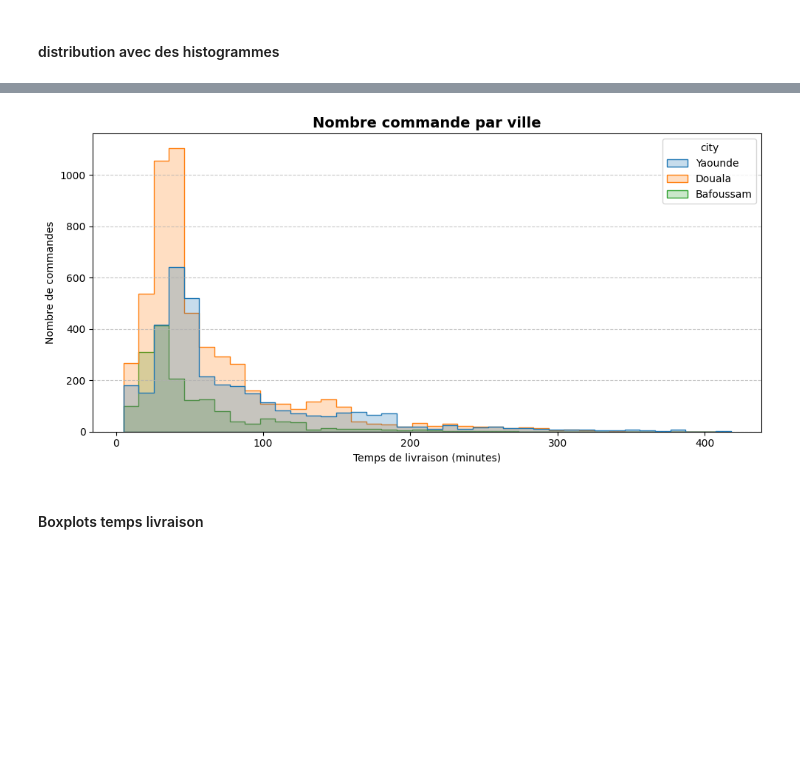
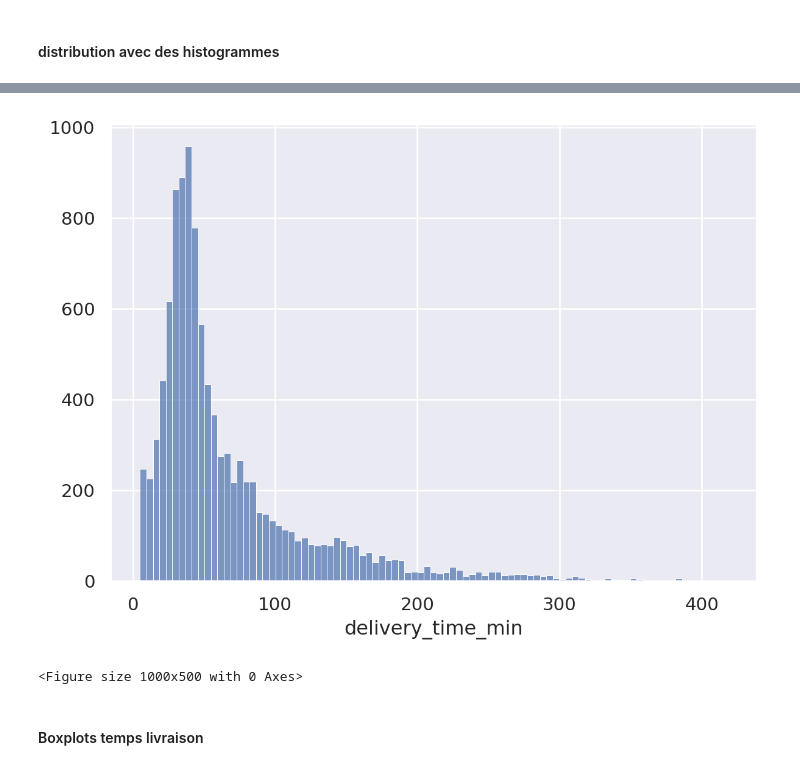
Before and after one commit to Codeur63/Projet_1-Data_IA_enginner, a Jupyter notebook: notebooks/statistics.ipynb, the cells around one changed output, grey strips where cells are left out. Drawn from its saved outputs; the diff is of its cells as text; code cells hidden in the pictures; blank space fills up the shorter version.

```diff
--- a/notebooks/statistics.ipynb
+++ b/notebooks/statistics.ipynb
@@ -269,21 +279,14 @@ plt.show()
 # %%
-plt.figure(figsize=(10, 5))
-sns.histplot(
-    data=orders.dropna(subset=["delivery_time_min"]),
-    x="delivery_time_min",
-    hue="city",
-    bins=40,
-    kde=False,
-    element="step"
+import seaborn.objects as so
+
+plt.figure(figsize=(10,5))
+(
+    so.Plot(orders.dropna(subset=["delivery_time_min"]), x="delivery_time_min")
+    .add(so.Bars(), so.Hist())
 )
-plt.title("Nombre commande par ville", fontsize=14, fontweight='bold')
-plt.xlabel("Temps de livraison (minutes)")
-plt.ylabel("Nombre de commandes")
-plt.grid(axis='y', linestyle='--', alpha=0.7)
-plt.tight_layout()
-plt.show()
 # %% [output]
-[figure, old version]
+[figure, new version]
+<Figure size 1000x500 with 0 Axes>
 # %% [markdown]
 #### Boxplots temps livraison
 # %%
```
Also changed, not shown: parts of 8 cells of this notebook, 3 other files.
